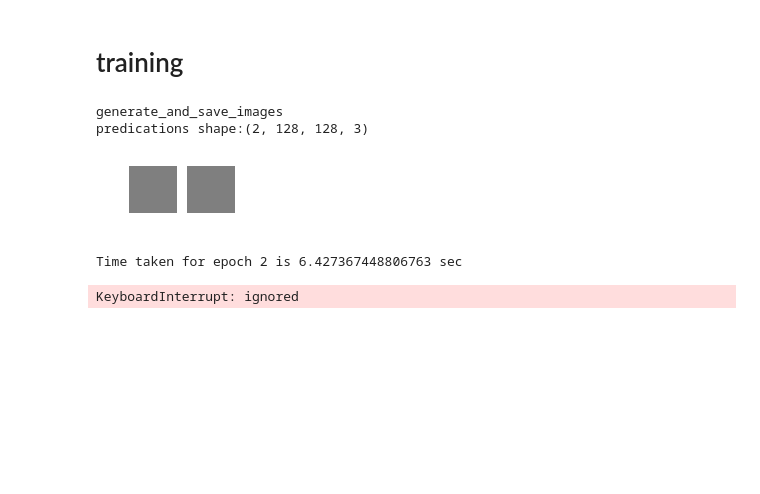
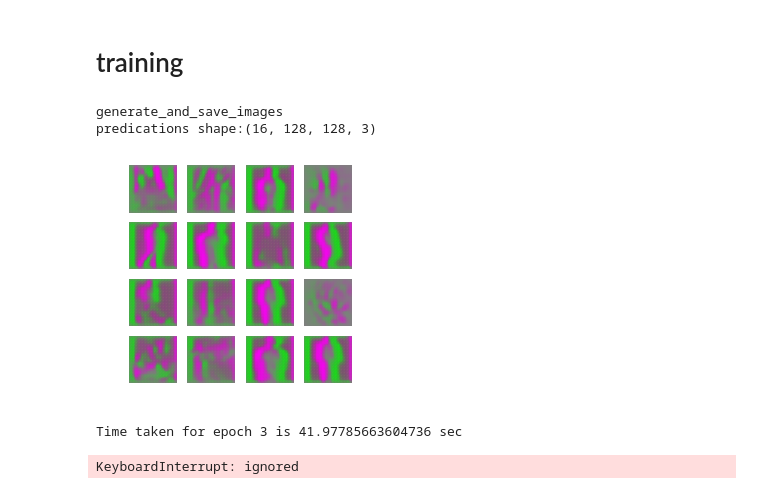
Before and after one commit to flobotics/colab, a Jupyter notebook: tf2_ganimorph.ipynb, the cells around one changed output. Saved outputs shown, nothing was run; the diff lists cells and outputs as text; code cells hidden in the pictures; blank space fills up the shorter version.

```diff
--- a/tf2_ganimorph.ipynb
+++ b/tf2_ganimorph.ipynb
@@ -125,7 +124,7 @@ SHAPE = 128
 TEST_BATCH = 32
 NF = 64  # channel size
 
-BATCH_SIZE  = 2
+BATCH_SIZE  = 16
 #FLAGS.batch_size = BATCH
 #FLAGS.prefetch_buffer_size = BATCH
 # %%
@@ -921,16 +920,27 @@ def train_step(A, B):
 
 
   with tf.GradientTape() as gen_tape, tf.GradientTape() as disc_tape:
-    AB = generator(A, training=True)
-    BA = generator(B, training=True)
-    ABA = generator(AB, training=True)
-    BAB = generator(BA, training=True)
+    with tf.compat.v1.variable_scope('gen'):
+      with tf.compat.v1.variable_scope('B'):
+        AB = generator(A, training=True)
+      with tf.compat.v1.variable_scope('A'):
+        BA = generator(B, training=True)
+      with tf.compat.v1.variable_scope('A', reuse=True):
+        ABA = generator(AB, training=True)
+      with tf.compat.v1.variable_scope('B', reuse=True):
+        BAB = generator(BA, training=True)
+
     if print_debug: print("BAB")
 
-    A_dis_real, A_feats_real = discriminator(A, training=True)
-    A_dis_fake, A_feats_fake = discriminator(BA, training=True)
-    B_dis_real, B_feats_real = discriminator(B, training=True)
-    B_dis_fake, B_feats_fake = discriminator(AB, training=True)
+    with tf.compat.v1.variable_scope('discrim'):
+      with tf.compat.v1.variable_scope('A'):
+        A_dis_real, A_feats_real = discriminator(A, training=True)
+      with tf.compat.v1.variable_scope('A', reuse=True):
+        A_dis_fake, A_feats_fake = discriminator(BA, training=True)
+      with tf.compat.v1.variable_scope('B'):
+        B_dis_real, B_feats_real = discriminator(B, training=True)
+      with tf.compat.v1.variable_scope('B', reuse=True):
+        B_dis_fake, B_feats_fake = discriminator(AB, training=True)
 
     #------------
     g_loss, d_loss = generator_loss(A, ABA, B, BAB, A_dis_real, A_feats_real,
@@ -961,9 +971,11 @@ def generate_and_save_images(model, epoch, test_input):
 
   for input_image, target in dstest:
 
-  # Notice `training` is set to False.
-  # This is so all layers run in inference mode (batchnorm).
-    predictions = model(input_image, training=False)
+    # Notice `training` is set to False.
+    # This is so all layers run in inference mode (batchnorm).
+    with tf.compat.v1.variable_scope('discrim'):
+      with tf.compat.v1.variable_scope('A'):
+        predictions = model(input_image, training=False)
 
   predictions = tf.transpose(predictions, [0, 2, 3, 1])
   print("predications shape:{}".format(predictions.shape))
@@ -1000,13 +1012,13 @@ def train(dataset, epochs):
 # %%
 EPOCHS = 200
 print(image_ds_trainA_B)
 
-dst = image_ds_trainA_B.take(10)
+dst = image_ds_trainA_B.take(100)
 
 train(dst, EPOCHS)
 # %% [output]
 generate_and_save_images
-predications shape:(2, 128, 128, 3)
+predications shape:(16, 128, 128, 3)
-[figure, old version]
+[figure, new version]
-Time taken for epoch 2 is 6.427367448806763 sec
+Time taken for epoch 3 is 41.97785663604736 sec
 KeyboardInterrupt: ignored
```
Also changed, not shown: parts of 5 cells of this notebook.
